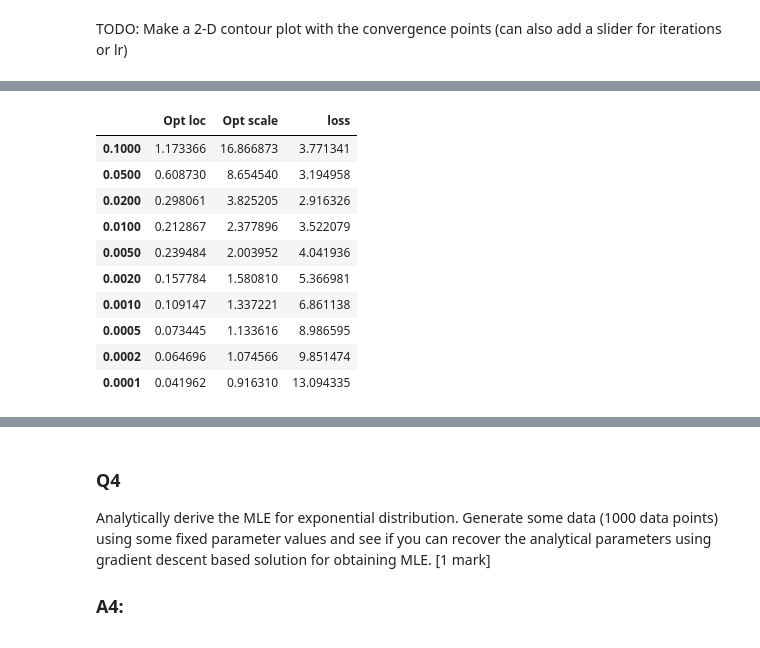
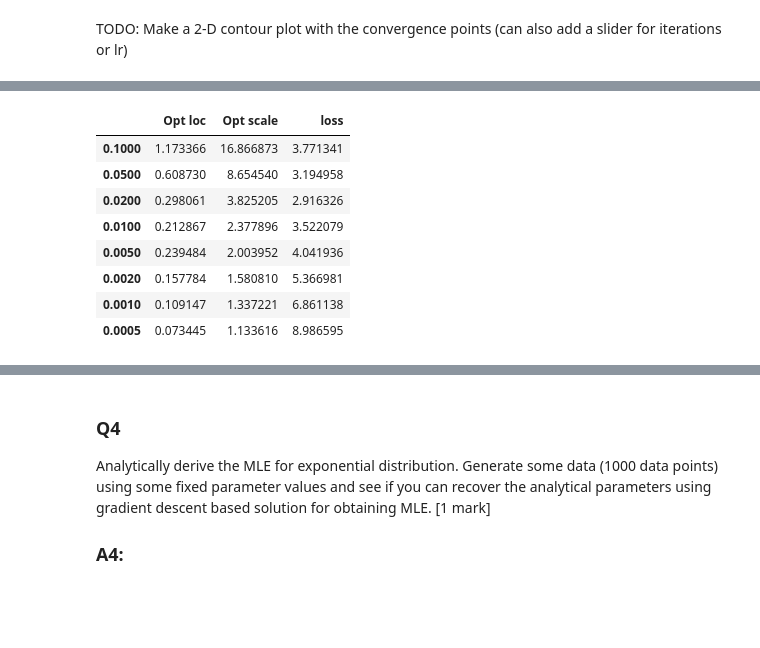
Before and after one commit to Gaurav17Joshi/PML661, a Jupyter notebook: Assignment1/Assignment1_sub.ipynb, the cells around one changed output, grey strips where cells are left out. Drawn from its saved outputs; the diff is of its cells as text; code cells hidden in the pictures; blank space fills up the shorter version.

```diff
--- a/Assignment1/Assignment1_sub.ipynb
+++ b/Assignment1/Assignment1_sub.ipynb
@@ -135,24 +151,0 @@ plt.show()
-# %%
-loc_range = torch.linspace(1.5, 4.5, 100)
-scale_range = torch.linspace(2.5, 4.5, 100)
-loc_grid, scale_grid = torch.meshgrid(loc_range, scale_range)
-
-# Calculate the log-likelihood and likelihood values on the grid
-log_likelihood_grid = torch.zeros_like(loc_grid)
-likelihood_grid = torch.zeros_like(loc_grid)
-for i in range(len(loc_range)):
-    for j in range(len(scale_range)):
-        log_likelihood_grid[i, j] = log_likelihood(true_samples, loc_grid[i, j], scale_grid[i, j])
-        likelihood_grid[i, j] = likelihood(true_samples, loc_grid[i, j], scale_grid[i, j])
-
-# Plot the contour plot of the log-likelihood
-fig, ax = plt.subplots(1, 2, figsize=(14, 5))
-contour = ax[0].contourf(loc_grid, scale_grid, log_likelihood_grid, levels=20, cmap='viridis')
-mean_contour = ax[1].contourf(loc_grid, scale_grid, likelihood_grid, levels=20, cmap='viridis')
-plt.colorbar(contour, label='Log-Likelihood')
-plt.colorbar(mean_contour, label='Likelihood')
-ax[0].set_xlabel('loc'); ax[1].set_xlabel('loc')
-ax[0].set_ylabel('scale'); ax[1].set_ylabel('scale')
-ax[0].set_title('Contour Plot of Log-Likelihood')
-ax[1].set_title('Contour Plot of Likelihood')
-plt.show()
@@ -224,0 +245,5 @@ plt.show()
+# %%
+x = torch.tensor([0.0, 0.5])
+# x = torch.tensor([0.0, 4.0])
+# x = torch.tensor([1.5, 8.0])
+plot_path(lr1= 1e-1, lr2 = 5e-3, num1 = 400, num2 = 400, x_start = x, marker = None,loc_range = None, scale_range = None)
@@ -225,25 +253,24 @@ plt.show()
 # %%
 # Using Multiple learning rates and 20 iterations
-lrs = [1e-1, 5e-2, 2e-2, 1e-2, 5e-3, 2e-3, 1e-3, 5e-4, 2e-4, 1e-4]
-num_iters = [20, 20, 20, 20, 40, 40, 40, 40, 80, 80]
+lrs = [1e-1, 5e-2, 2e-2, 1e-2, 5e-3, 2e-3, 1e-3, 5e-4,]
+num_iters = [20, 20, 20, 20, 40, 40, 40, 40,]
 dic = {}
 
 for lr, num_iter in zip(lrs, num_iters):
     x = torch.tensor([0.0, 0.5])
+    # x = torch.tensor([0.5, 4.0])
     xs, losses = optimiser(loss_fun, x, learning_rate = lr, num_iterations = num_iter)
     dic[lr] = (xs[-1][0], xs[-1][1], losses[-1])
 
 results = pd.DataFrame.from_dict(dic, orient='index', columns=['Opt loc','Opt scale', 'loss'])
 results
 # %% [output]
 |  | Opt loc | Opt scale | loss |
 | 0.1000 | 1.173366 | 16.866873 | 3.771341 |
 | 0.0500 | 0.608730 | 8.654540 | 3.194958 |
 | 0.0200 | 0.298061 | 3.825205 | 2.916326 |
 | 0.0100 | 0.212867 | 2.377896 | 3.522079 |
 | 0.0050 | 0.239484 | 2.003952 | 4.041936 |
 | 0.0020 | 0.157784 | 1.580810 | 5.366981 |
 | 0.0010 | 0.109147 | 1.337221 | 6.861138 |
 | 0.0005 | 0.073445 | 1.133616 | 8.986595 |
-| 0.0002 | 0.064696 | 1.074566 | 9.851474 |
-| 0.0001 | 0.041962 | 0.916310 | 13.094335 |
```
Also changed, not shown: parts of 37 cells of this notebook, 1 other file.
